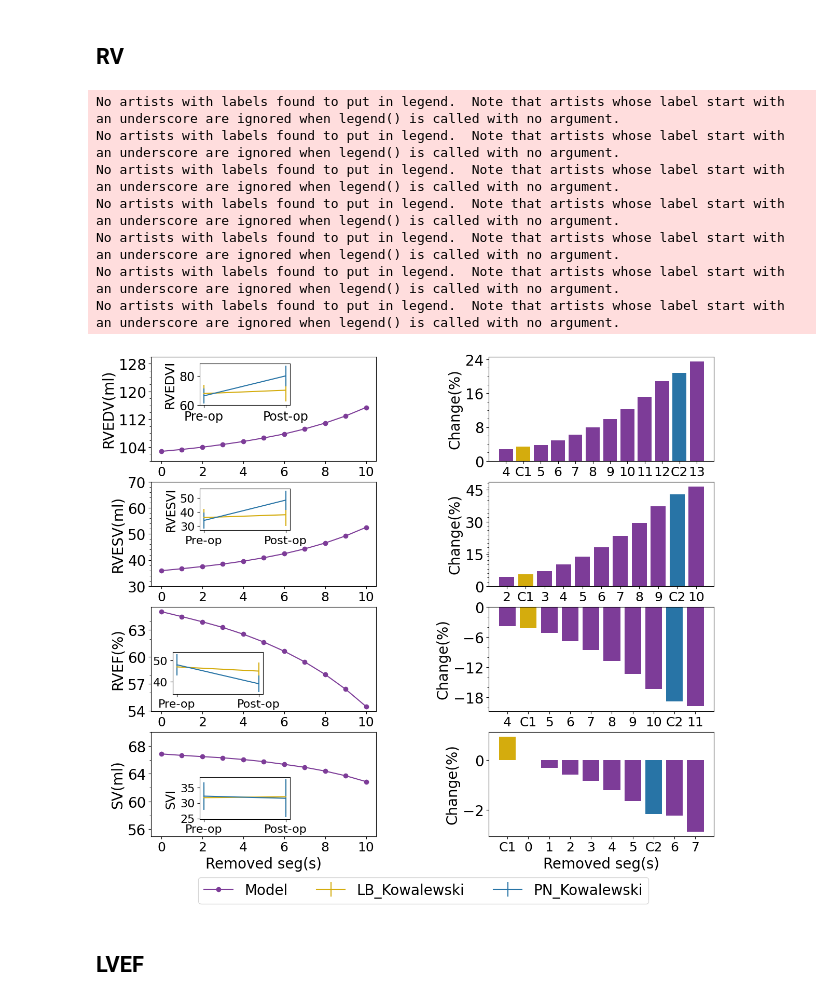
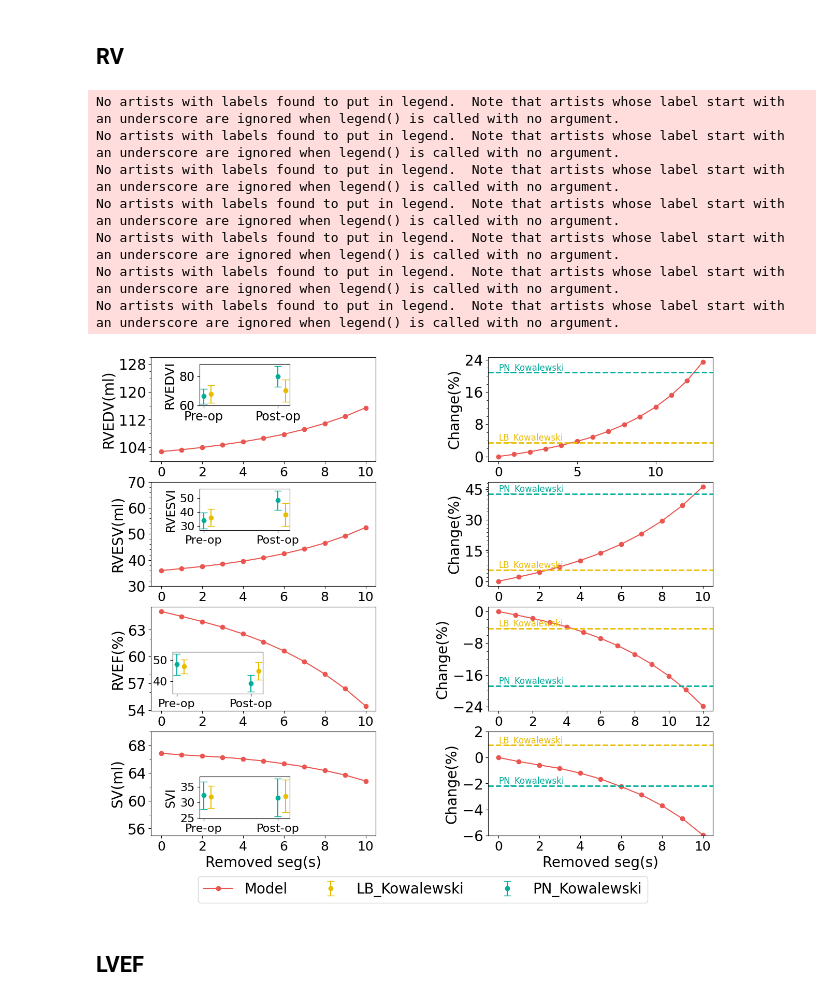
Before and after one commit to ShitingHuang-1/closed_circuit, a Jupyter notebook: resection_sim.ipynb, the cells around one changed output. Drawn from its saved outputs; the diff is of its cells as text; code cells hidden in the pictures.

```diff
--- a/resection_sim.ipynb
+++ b/resection_sim.ipynb
@@ -901,15 +1171,22 @@ axs[0,0].xaxis.set_major_locator(MaxNLocator(integer=True))
 
 ax_inset = inset_axes(axs[0,0], width="40%", height="40%", loc="lower left", bbox_to_anchor=(0.2, 0.5,1, 1),
                       bbox_transform=axs[0,0].transAxes)
-ax_inset.errorbar(status, rvedvi_cl_lb, yerr = rvedvi_err_lb ,color = L1, label = 'LB_Kowalewski')
-ax_inset.errorbar(status, rvedvi_cl_pn, yerr = rvedvi_err_pn ,color = L2, label = 'PN_Kowalewski')
+ax_inset.errorbar(x_status+0.1, rvedvi_cl_lb, yerr = rvedvi_err_lb ,color = L1, label = 'LB_Kowalewski', linestyle = 'none', marker = 'o', capsize = 5)
+ax_inset.errorbar(x_status, rvedvi_cl_pn, yerr = rvedvi_err_pn ,color = L2, label = 'PN_Kowalewski', linestyle = 'none', marker = 'o', capsize = 5)
 ax_inset.set_ylabel('RVEDVI', fontsize = fontsize-2)
 ax_inset.tick_params(axis = 'x', labelsize = fontsize - 3)
 ax_inset.tick_params(axis = 'y', labelsize = fontsize -3)
+ax_inset.set_xticks(x_status)
+ax_inset.set_xticklabels(status)
 err_rvedv = err_cal(rvedv)
 err_rvedvist_lb = err_cal(rvedvi_cl_lb)
 err_rvedvist_pn = err_cal(rvedvi_cl_pn)
-bar_fig(axs[0,1], err_rvedv, [L1, L2], err_rvedvist_lb[-1], err_rvedvist_pn[-1])
+axs[0,1].plot(rm[0:14], err_rvedv[0:14], color = original, marker = 'o')
+axs[0,1].axhline(y=err_rvedvist_lb[-1], color=L1, linestyle='--', linewidth=2)
+axs[0,1].axhline(y=err_rvedvist_pn[-1], color=L2, linestyle='--', linewidth=2)
+
+axs[0,1].text(x=0, y=err_rvedvist_lb[-1], s='LB_Kowalewski', color=L1, fontsize=12, va='bottom', ha='left')
+axs[0,1].text(x=0, y=err_rvedvist_pn[-1], s='PN_Kowalewski', color=L2, fontsize=12, va='bottom', ha='left')
 
 rvesvi_cl_pn = [34, 48.5]
 rvesvi_err_pn = [5.7, 6.8]
@@ -922,15 +1199,22 @@ axs[1,0].xaxis.set_major_locator(MaxNLocator(integer=True))
 
 ax_inset = inset_axes(axs[1,0], width="40%", height="40%", loc="lower left", bbox_to_anchor=(0.2, 0.5,1, 1),
                       bbox_transform=axs[1,0].transAxes)
-ax_inset.errorbar(status, rvesvi_cl_lb, yerr = rvesvi_err_lb ,color = L1)
-ax_inset.errorbar(status, rvesvi_cl_pn, yerr = rvesvi_err_pn ,color = L2)
+ax_inset.errorbar(x_status+0.1, rvesvi_cl_lb, yerr = rvesvi_err_lb ,color = L1, linestyle = 'none', marker = 'o', capsize = 5)
+ax_inset.errorbar(status, rvesvi_cl_pn, yerr = rvesvi_err_pn ,color = L2, linestyle = 'none', marker = 'o', capsize = 5)
 ax_inset.set_ylabel('RVESVI', fontsize = fontsize - 3)
 ax_inset.tick_params(axis = 'x', labelsize = fontsize - 4)
 ax_inset.tick_params(axis = 'y', labelsize = fontsize -4)
+ax_inset.set_xticks(x_status)
+ax_inset.set_xticklabels(status)
 err_rvesv = err_cal(rvesv)
 err_rvesvist_lb = err_cal(rvesvi_cl_lb)
 err_rvesvist_pn = err_cal(rvesvi_cl_pn)
-bar_fig(axs[1,1], err_rvesv, [L1, L2],err_rvesvist_lb[-1], err_rvesvist_pn[-1])
+axs[1,1].plot(rm[0:11], err_rvesv[0:11], color = original, marker = 'o')
+axs[1,1].axhline(y=err_rvesvist_lb[-1], color=L1, linestyle='--', linewidth=2)
+axs[1,1].axhline(y=err_rvesvist_pn[-1], color=L2, linestyle='--', linewidth=2)
+
+axs[1,1].text(x=0, y=err_rvesvist_lb[-1], s='LB_Kowalewski', color=L1, fontsize=12, va='bottom', ha='left')
+axs[1,1].text(x=0, y=err_rvesvist_pn[-1], s='PN_Kowalewski', color=L2, fontsize=12, va='bottom', ha='left')
 
 rvef_cl_pn = [48, 39]
 rvef_err_pn = [5, 4]
@@ -943,14 +1227,21 @@ axs[2,0].xaxis.set_major_locator(MaxNLocator(integer=True))
 
 ax_inset = inset_axes(axs[2,0], width="40%", height="40%", loc="lower left", bbox_to_anchor=(0.08, 0.13,1, 1),
                       bbox_transform=axs[2,0].transAxes)
-ax_inset.errorbar(status, rvef_cl_lb, yerr = rvef_err_lb ,color = L1)
-ax_inset.errorbar(status, rvef_cl_pn, yerr = rvef_err_pn ,color = L2)
+ax_inset.errorbar(x_status+0.1, rvef_cl_lb, yerr = rvef_err_lb ,color = L1, linestyle = 'none', marker = 'o', capsize = 5)
+ax_inset.errorbar(x_status, rvef_cl_pn, yerr = rvef_err_pn ,color = L2, linestyle = 'none', marker = 'o', capsize = 5)
 ax_inset.tick_params(axis = 'x', labelsize = fontsize - 4)
 ax_inset.tick_params(axis = 'y', labelsize = fontsize -4)
+ax_inset.set_xticks(x_status)
+ax_inset.set_xticklabels(status)
 err_rvef = err_cal(rvef)
 err_rvefst_lb = err_cal(rvef_cl_lb)
 err_rvefst_pn = err_cal(rvef_cl_pn)
-bar_fig(axs[2,1], err_rvef, [L1, L2], err_rvefst_lb[-1], err_rvefst_pn[-1])
+axs[2,1].plot(rm[0:13], err_rvef[0:13], color = original, marker = 'o')
+axs[2,1].axhline(y=err_rvefst_lb[-1], color=L1, linestyle='--', linewidth=2)
+axs[2,1].axhline(y=err_rvefst_pn[-1], color=L2, linestyle='--', linewidth=2)
+
+axs[2,1].text(x=0, y=err_rvefst_lb[-1], s='LB_Kowalewski', color=L1, fontsize=12, va='bottom', ha='left')
+axs[2,1].text(x=0, y=err_rvefst_pn[-1], s='PN_Kowalewski', color=L2, fontsize=12, va='bottom', ha='left')
 
 rvsv_cl_pn = [32.2, 31.5]
 rvsv_err_pn = [4.4, 6.1]
@@ -963,15 +1254,23 @@ axs[3,0].xaxis.set_major_locator(MaxNLocator(integer=True))
 
 ax_inset = inset_axes(axs[3,0], width="40%", height="40%", loc="lower left", bbox_to_anchor=(0.2, 0.13,1, 1),
                       bbox_transform=axs[3,0].transAxes)
-ax_inset.errorbar(status, rvsv_cl_lb, yerr = rvsv_err_lb ,color = L1)
-ax_inset.errorbar(status, rvsv_cl_pn, yerr = rvsv_err_pn ,color = L2)
+ax_inset.errorbar(x_status+0.1, rvsv_cl_lb, yerr = rvsv_err_lb ,color = L1, linestyle = 'none', marker = 'o', capsize = 5)
+ax_inset.errorbar(x_status, rvsv_cl_pn, yerr = rvsv_err_pn ,color = L2, linestyle = 'none', marker = 'o', capsize = 5)
 ax_inset.set_ylabel('SVI', fontsize = fontsize -3)
 ax_inset.tick_params(axis = 'x', labelsize = fontsize - 4)
 ax_inset.tick_params(axis = 'y', labelsize = fontsize -4)
+ax_inset.set_xticks(x_status)
+ax_inset.set_xticklabels(status)
 err_rvsv = err_cal(sv_rv)
 err_rvsvst_lb = err_cal(rvsv_cl_lb)
 err_rvsvst_pn = err_cal(rvsv_cl_pn)
-bar_fig(axs[3,1], err_rvsv, [L1, L2], err_rvsvst_lb[-1], err_rvsvst_pn[-1])
+axs[3,1].plot(rm[0:11], err_rvsv[0:11], color = original,marker = 'o')
+axs[3,1].axhline(y=err_rvsvst_lb[-1], color=L1, linestyle='--', linewidth=2)
+axs[3,1].axhline(y=err_rvsvst_pn[-1], color=L2, linestyle='--', linewidth=2)
+
+axs[3,1].text(x=0, y=err_rvsvst_lb[-1], s='LB_Kowalewski', color=L1, fontsize=12, va='bottom', ha='left')
+axs[3,1].text(x=0, y=err_rvsvst_pn[-1], s='PN_Kowalewski', color=L2, fontsize=12, va='bottom', ha='left')
+
 plt.subplots_adjust(wspace=0.4)
 axs[0,1].set_ylabel('Change(%)')
 axs[1,1].set_ylabel('Change(%)')
@@ -979,34 +1278,38 @@ axs[2,1].set_ylabel('Change(%)')
 axs[3,1].set_ylabel('Change(%)')
 axs[3,0].set_xlabel('Removed seg(s)')
 axs[3,1].set_xlabel('Removed seg(s)')
 axs[0,0].set_ylim(100,130)
 axs[1,0].set_ylim(30,70)
 axs[3,0].set_ylim(55,70)
+axs[3,1].set_ylim(-6,2)
+axs[1,1].xaxis.set_major_locator(MaxNLocator(integer=True))
+axs[2,1].xaxis.set_major_locator(MaxNLocator(integer=True))
+axs[3,1].xaxis.set_major_locator(MaxNLocator(integer=True))
 for ax in axs.flat:
     ax.set_xlabel(ax.get_xlabel(), fontsize=fontsize)
     ax.set_ylabel(ax.get_ylabel(), fontsize=fontsize)
     ax.tick_params(axis = 'x', labelsize = fontsize - 2)
     ax.tick_params(axis = 'y', labelsize = fontsize)
     ax.yaxis.set_major_locator(MaxNLocator(nbins=4,  integer=True))
     ax.yaxis.set_minor_locator(ticker.MultipleLocator(2))
 for ax in axs[:, 0]:
     ax.xaxis.set_major_locator(MaxNLocator(nbins=6, integer=True))
 for ax in axs.flat:
     ax.legend().set_visible(False)
 fig.legend(loc='lower center', ncol=3, bbox_to_anchor=(0.5, -0.01), fontsize=20)
 plt.subplots_adjust(wspace = 0.5)
 plt.savefig('RV_compare.svg', format='svg', bbox_inches='tight')
 plt.savefig('RV_compare.pdf', format='pdf', bbox_inches='tight')
 plt.show()
 # %% [output]
 No artists with labels found to put in legend.  Note that artists whose label start with an underscore are ignored when legend() is called with no argument.
 No artists with labels found to put in legend.  Note that artists whose label start with an underscore are ignored when legend() is called with no argument.
 No artists with labels found to put in legend.  Note that artists whose label start with an underscore are ignored when legend() is called with no argument.
 No artists with labels found to put in legend.  Note that artists whose label start with an underscore are ignored when legend() is called with no argument.
 No artists with labels found to put in legend.  Note that artists whose label start with an underscore are ignored when legend() is called with no argument.
 No artists with labels found to put in legend.  Note that artists whose label start with an underscore are ignored when legend() is called with no argument.
 No artists with labels found to put in legend.  Note that artists whose label start with an underscore are ignored when legend() is called with no argument.
-[figure, old version]
+[figure, new version]
 # %% [markdown]
 ## LVEF
 # %%
```
Also changed, not shown: parts of 8 cells of this notebook.
